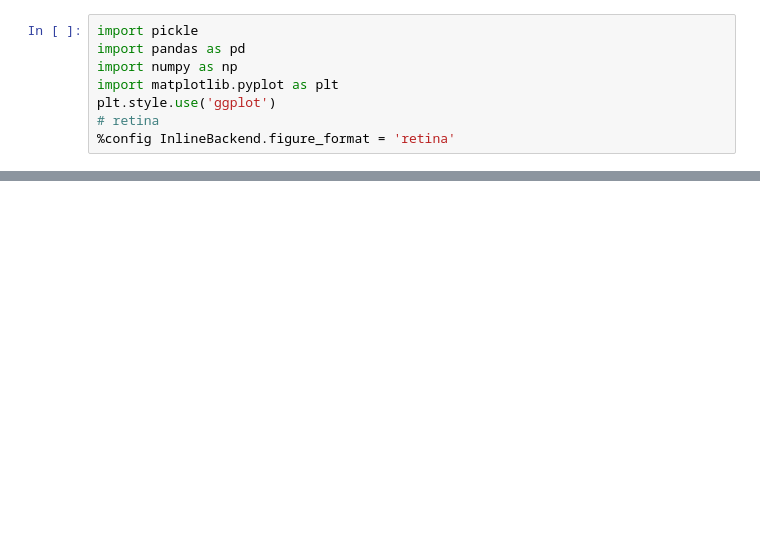
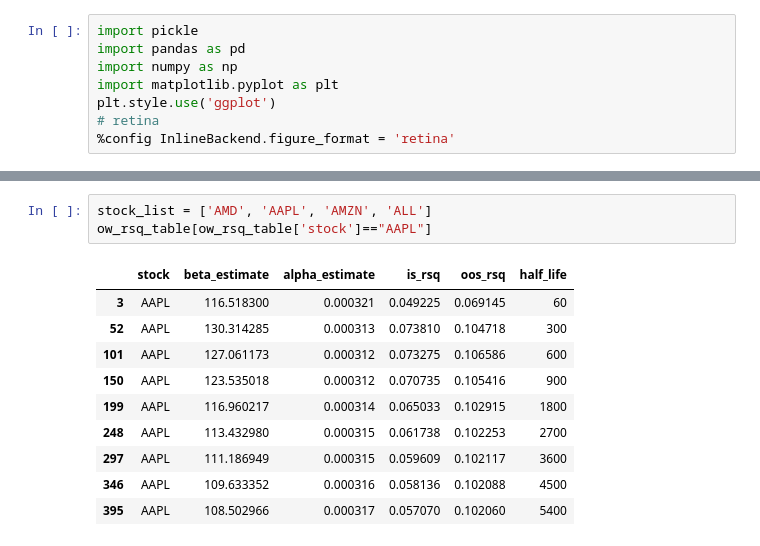
Before and after one commit to kelvin386/QuantTradingProject, a Jupyter notebook: Impact_model_comparisons.ipynb, the cells around one changed output, grey strips where cells are left out. Drawn from its saved outputs; the diff is of its cells as text; blank space fills up the shorter version.

```diff
--- a/Impact_model_comparisons.ipynb
+++ b/Impact_model_comparisons.ipynb
@@ -56,0 +94,14 @@ plt.tight_layout()
+# %%
+stock_list = ['AMD', 'AAPL', 'AMZN', 'ALL']
+ow_rsq_table[ow_rsq_table['stock']=="AAPL"]
+# %% [output]
+|  | stock | beta_estimate | alpha_estimate | is_rsq | oos_rsq | half_life |
+| 3 | AAPL | 116.518300 | 0.000321 | 0.049225 | 0.069145 | 60 |
+| 52 | AAPL | 130.314285 | 0.000313 | 0.073810 | 0.104718 | 300 |
+| 101 | AAPL | 127.061173 | 0.000312 | 0.073275 | 0.106586 | 600 |
+| 150 | AAPL | 123.535018 | 0.000312 | 0.070735 | 0.105416 | 900 |
+| 199 | AAPL | 116.960217 | 0.000314 | 0.065033 | 0.102915 | 1800 |
+| 248 | AAPL | 113.432980 | 0.000315 | 0.061738 | 0.102253 | 2700 |
+| 297 | AAPL | 111.186949 | 0.000315 | 0.059609 | 0.102117 | 3600 |
+| 346 | AAPL | 109.633352 | 0.000316 | 0.058136 | 0.102088 | 4500 |
+| 395 | AAPL | 108.502966 | 0.000317 | 0.057070 | 0.102060 | 5400 |
```
Also changed, not shown: parts of 7 cells of this notebook, 4 other files.
